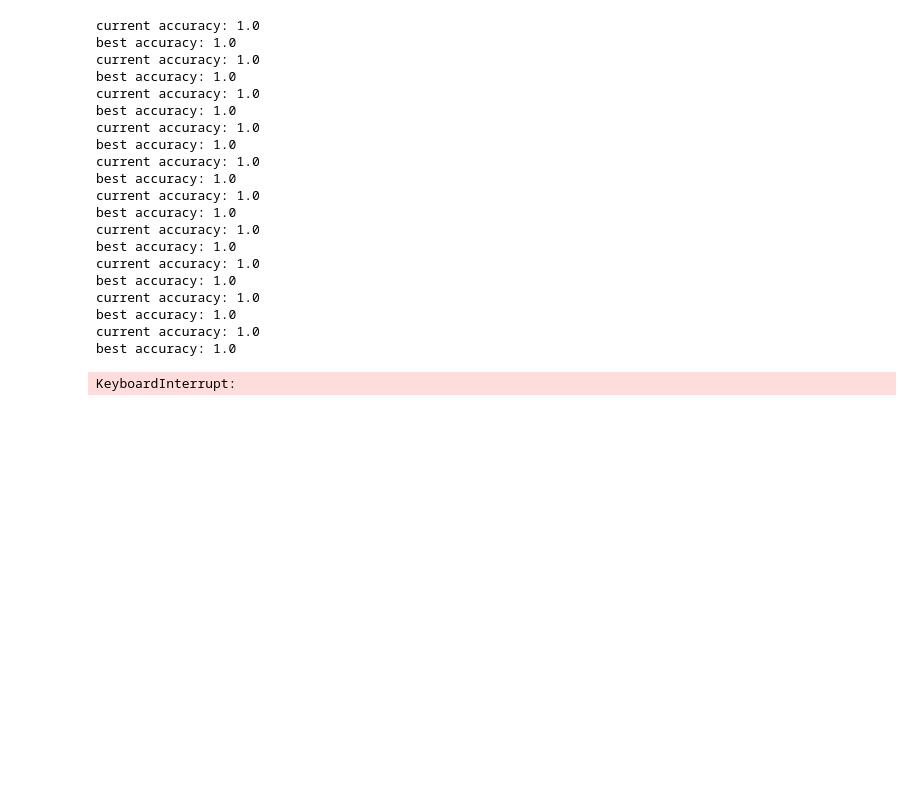
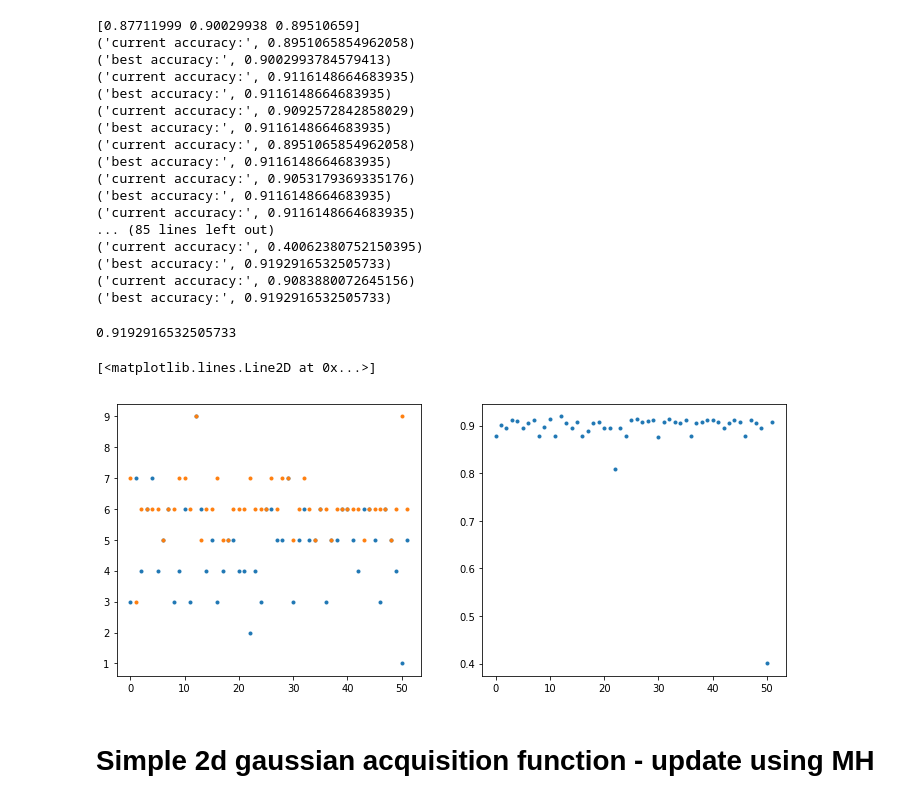
Before and after one commit to mattcrooksBBC/BayesianOptimisation, a Jupyter notebook: Bayesian_hyperparameter_optimisation.ipynb, the cells around one changed output. Drawn from its saved outputs; the diff is of its cells as text; code cells hidden in the pictures; blank space fills up the shorter version.

```diff
--- a/Bayesian_hyperparameter_optimisation.ipynb
+++ b/Bayesian_hyperparameter_optimisation.ipynb
@@ -278,36 +457,61 @@ class BayesianOptimisation(object):
 from sklearn.ensemble import RandomForestRegressor
 from sklearn.model_selection import cross_val_score
 
-X_train = np.zeros((100,8))
-y_train = np.ones((100,))
+X_train = 15*np.random.uniform(size=(100,2))
 
+y_train = np.zeros((100,1))
+for i in range(X_train.shape[0]):
+    y_train[i] = 1-acquisition_function(X_train[i,:].reshape(1,-1))
+y_train = y_train+0.1*np.random.uniform(size=(100,1))
+y_train = y_train.ravel()
+y_train
 hps_rf = {
-    'n_estimators':range(10,21),
+    'n_estimators':range(1,10),
     'max_depth':range(1,10)
 }
-BayesianOptimisation(
+BOout = BayesianOptimisation(
     hps=hps_rf,
-    MLmodel = RandomForestRegressor()
+    MLmodel = RandomForestRegressor(random_state= 42),
+    optim_rout = 'MCMC-discrete',
+    NpI = 2,
+    Niter = 50
 ).optimise()
 # %% [output]
-current accuracy: 1.0
-best accuracy: 1.0
-current accuracy: 1.0
-best accuracy: 1.0
-current accuracy: 1.0
-best accuracy: 1.0
-current accuracy: 1.0
-best accuracy: 1.0
-current accuracy: 1.0
-best accuracy: 1.0
-current accuracy: 1.0
-best accuracy: 1.0
-current accuracy: 1.0
-best accuracy: 1.0
-current accuracy: 1.0
-best accuracy: 1.0
-current accuracy: 1.0
-best accuracy: 1.0
-current accuracy: 1.0
-best accuracy: 1.0
+[0.87711999 0.90029938 0.89510659]
+('current accuracy:', 0.8951065854962058)
+('best accuracy:', 0.9002993784579413)
+('current accuracy:', 0.9116148664683935)
+('best accuracy:', 0.9116148664683935)
+('current accuracy:', 0.9092572842858029)
+('best accuracy:', 0.9116148664683935)
+('current accuracy:', 0.8951065854962058)
+('best accuracy:', 0.9116148664683935)
+('current accuracy:', 0.9053179369335176)
+('best accuracy:', 0.9116148664683935)
+('current accuracy:', 0.9116148664683935)
+... (85 lines left out)
+('current accuracy:', 0.40062380752150395)
+('best accuracy:', 0.9192916532505733)
+('current accuracy:', 0.9083880072645156)
+('best accuracy:', 0.9192916532505733)
-KeyboardInterrupt:
+# %%
+best_params = BOout.Xt[np.argmax(BOout.Yt)]
+RFr = RandomForestRegressor(
+    n_estimators=int(best_params[0]),
+    max_depth=int(best_params[1]),
+    random_state=42
+).fit(X_train,y_train)
+np.mean(cross_val_score(RFr, X_train,y_train, cv=5))
+# %% [output]
+0.9192916532505733
+# %%
+plt.figure(figsize=(12,5))
+plt.subplot(121)
+plt.plot(BOout.Xt,'.')
+plt.subplot(122)
+plt.plot(BOout.Yt,'.')
+# %% [output]
+[<matplotlib.lines.Line2D at 0x...>]
+[figure, added]
+# %% [markdown]
+# Simple 2d gaussian acquisition function - update using MH
```
Also changed, not shown: parts of 23 cells of this notebook, 3 other files.
